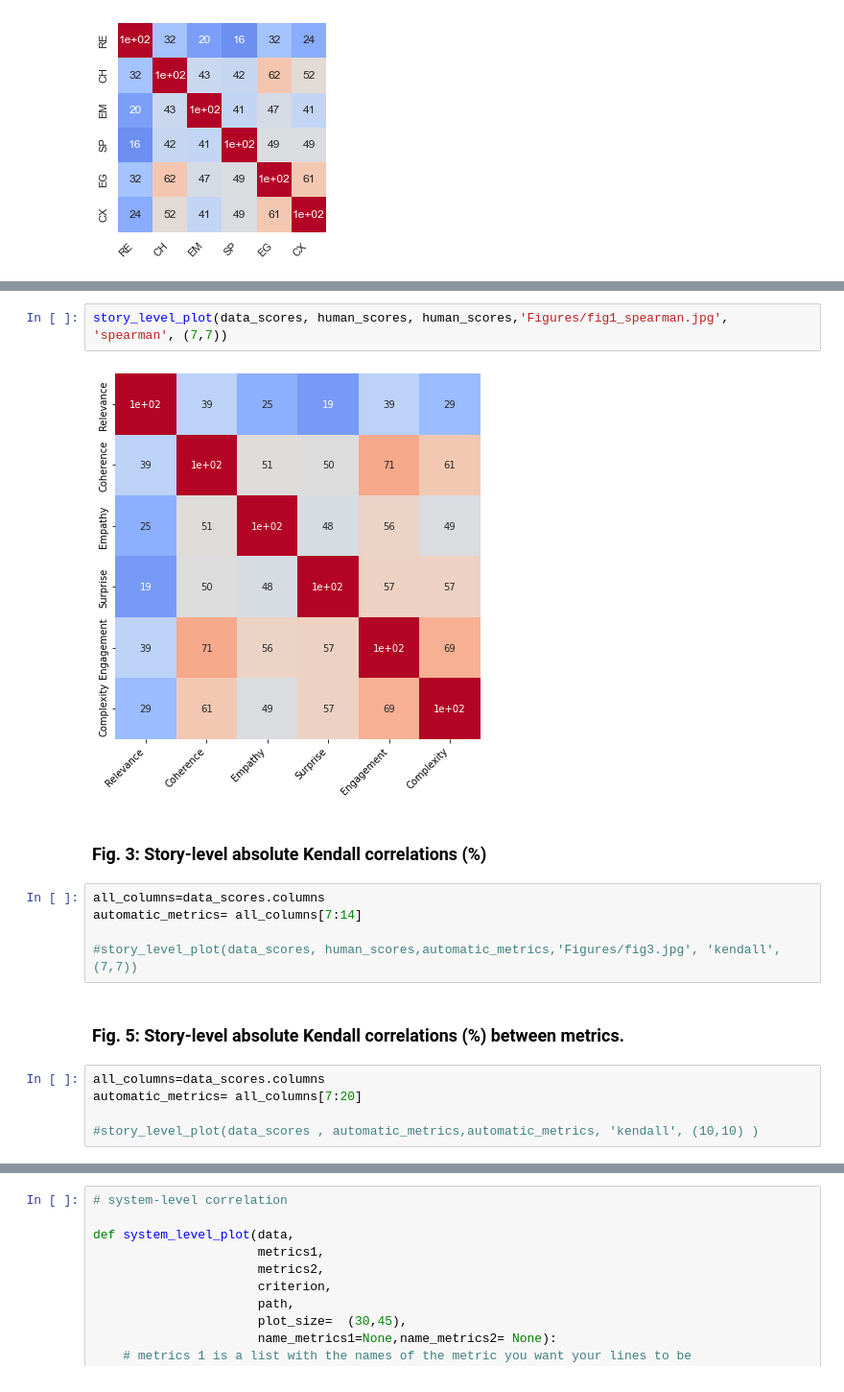
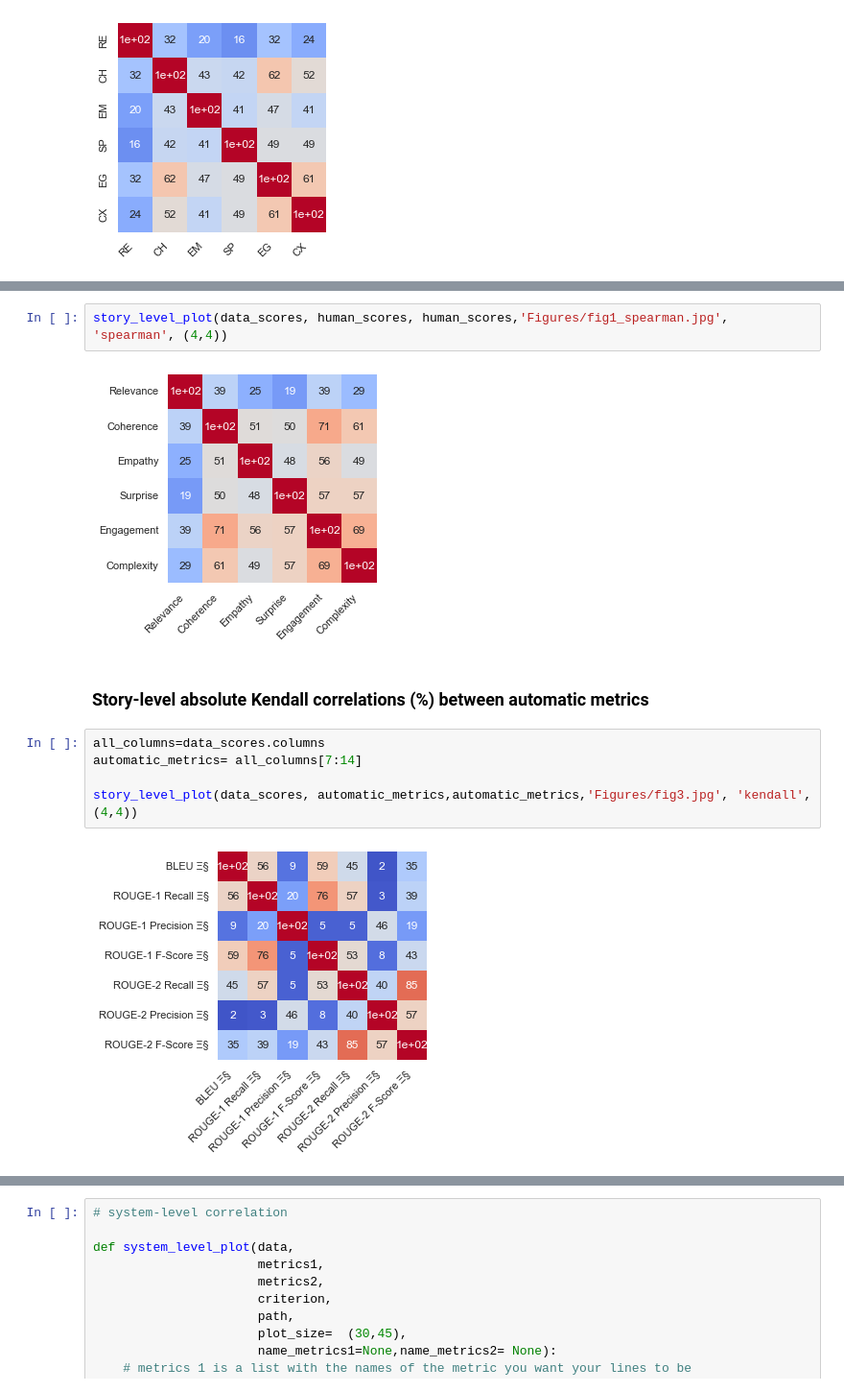
Before and after one commit to CamilleCoustaury/NLP-ENSAE-3A-Sujet4, a Jupyter notebook: data_visualization.ipynb, the cells around one changed output, grey strips where cells are left out. Shown at 96% size. Drawn from its saved outputs; the diff is of its cells as text.

```diff
--- a/data_visualization.ipynb
+++ b/data_visualization.ipynb
@@ -237,18 +144,13 @@ story_level_plot(data_scores,human_scores, human_scores, 'Figures/fig1_pearson.j
 # %%
-story_level_plot(data_scores, human_scores, human_scores,'Figures/fig1_spearman.jpg',  'spearman', (7,7))
+story_level_plot(data_scores, human_scores, human_scores,'Figures/fig1_spearman.jpg',  'spearman', (4,4))
 # %% [output]
-[figure, old version]
+[figure, new version]
 # %% [markdown]
-### Fig. 3: Story-level absolute Kendall correlations (%)
+### Story-level absolute Kendall correlations (%) between automatic metrics
 # %%
 all_columns=data_scores.columns
 automatic_metrics= all_columns[7:14]
 
-#story_level_plot(data_scores, human_scores,automatic_metrics,'Figures/fig3.jpg', 'kendall',  (7,7))
+story_level_plot(data_scores, automatic_metrics,automatic_metrics,'Figures/fig3.jpg', 'kendall',  (4,4))
+# %% [output]
+[figure, added]
-# %% [markdown]
-### Fig. 5: Story-level absolute Kendall correlations (%) between metrics.
-# %%
-all_columns=data_scores.columns
-automatic_metrics= all_columns[7:20]
-
-#story_level_plot(data_scores , automatic_metrics,automatic_metrics, 'kendall', (10,10) )
```
Also changed, not shown: parts of 36 cells of this notebook, 10 other files.
